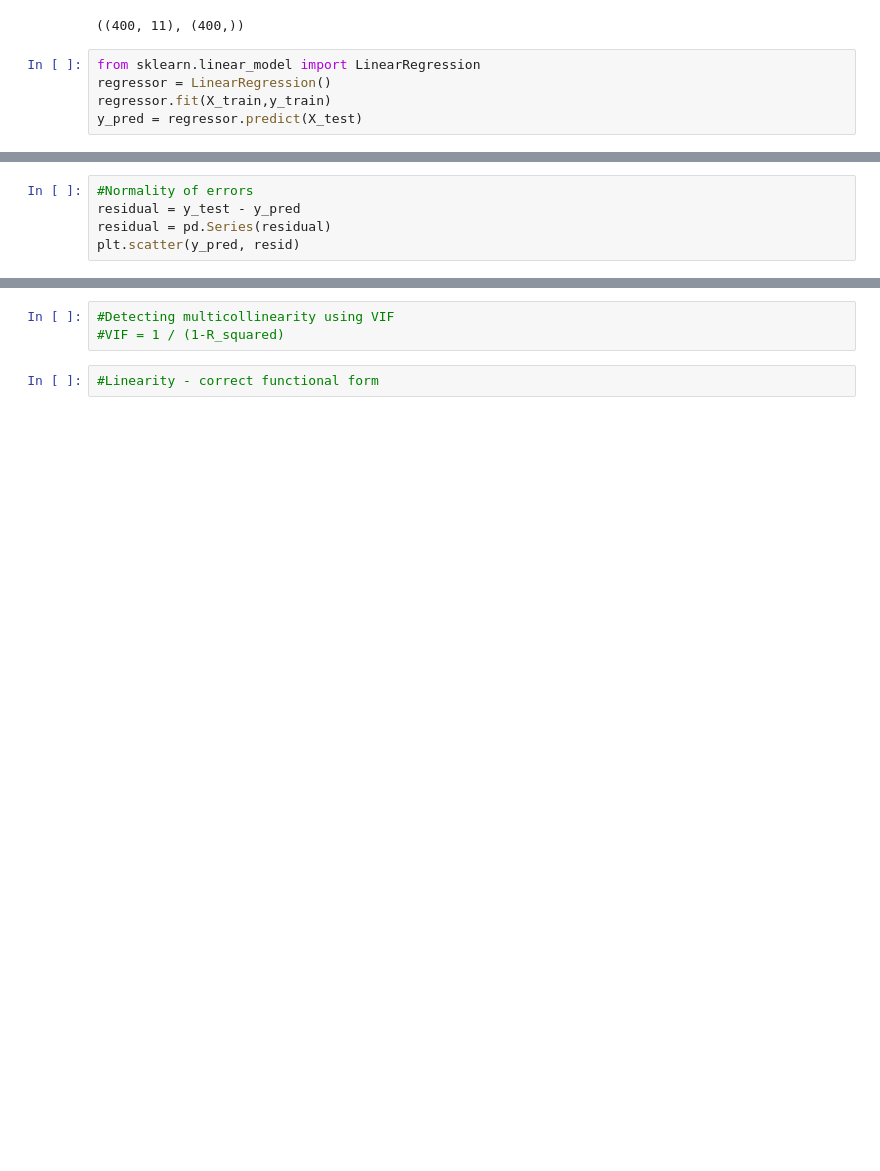
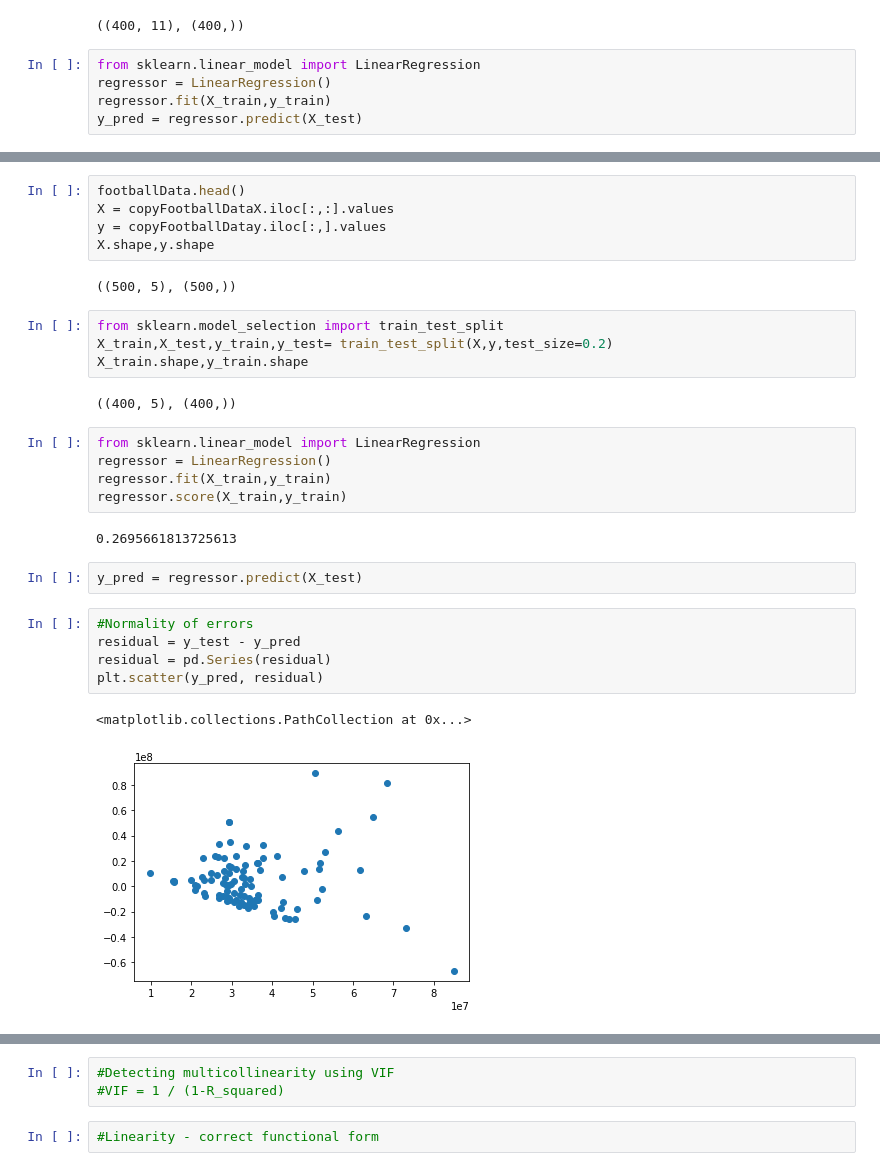
Before and after one commit to Ayoyiinka/Linear-Regression, a Jupyter notebook: marketValueRegression.ipynb, the cells around one changed output, grey strips where cells are left out. Saved outputs shown, nothing was run; the diff lists cells and outputs as text; blank space fills up the shorter version.

```diff
--- a/marketValueRegression.ipynb
+++ b/marketValueRegression.ipynb
@@ -277,8 +371,33 @@ AttributeError: module 'statsmodels.formula.api' has no attribute 'add_constant'
+# %%
+footballData.head()
+X = copyFootballDataX.iloc[:,:].values
+y = copyFootballDatay.iloc[:,].values
+X.shape,y.shape
+# %% [output]
+((500, 5), (500,))
+# %%
+from sklearn.model_selection import train_test_split
+X_train,X_test,y_train,y_test= train_test_split(X,y,test_size=0.2)
+X_train.shape,y_train.shape
+# %% [output]
+((400, 5), (400,))
+# %%
+from sklearn.linear_model import LinearRegression
+regressor = LinearRegression()
+regressor.fit(X_train,y_train)
+regressor.score(X_train,y_train)
+# %% [output]
+0.2695661813725613
+# %%
+y_pred = regressor.predict(X_test)
 # %%
 #Normality of errors
 residual = y_test - y_pred
 residual = pd.Series(residual)
-plt.scatter(y_pred, resid)
+plt.scatter(y_pred, residual)
+# %% [output]
+<matplotlib.collections.PathCollection at 0x...>
+[figure, added]
 # %%
 #Independence of errors
 plt.scatter(residual.index, residual.values)
```
Also changed, not shown: parts of 25 cells of this notebook.
